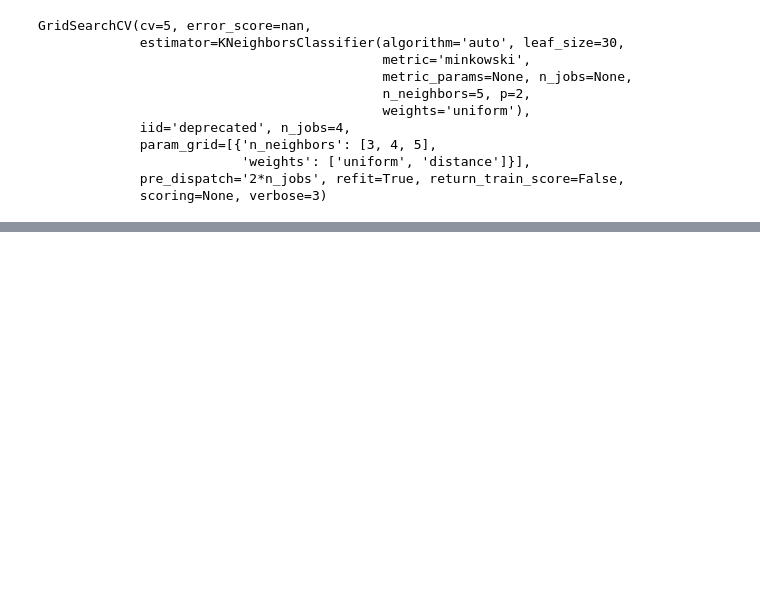
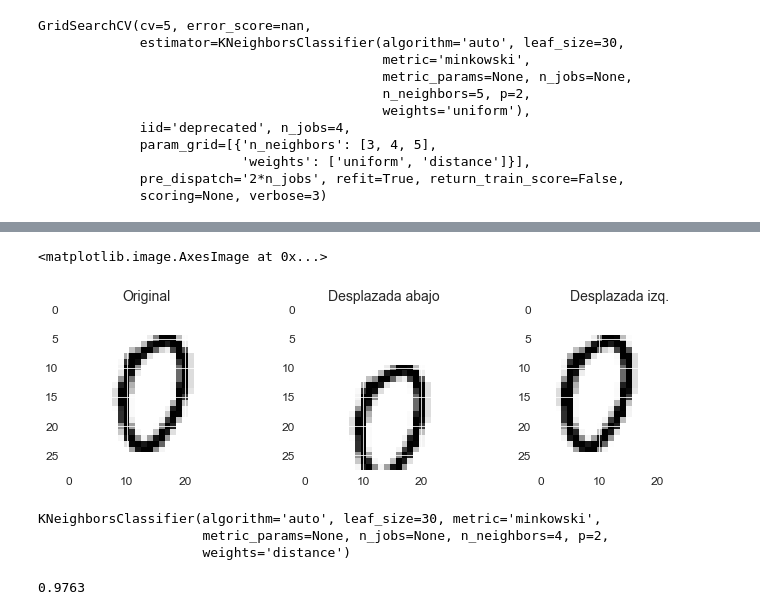
Before and after one commit to SgtSteiner/DataScience, a Jupyter notebook: handson-ml/Ch.03.Clasificación.ipynb, the cells around one changed output, grey strips where cells are left out. Saved outputs shown, nothing was run; the diff lists cells and outputs as text; code cells hidden in the pictures; blank space fills up the shorter version.

```diff
--- a/handson-ml/Ch.03.Clasificación.ipynb
+++ b/handson-ml/Ch.03.Clasificación.ipynb
@@ -848,0 +870,23 @@ GridSearchCV(cv=5, error_score=nan,
+# %%
+def shift_image(image, dx, dy):
+    image = image.reshape((28, 28))
+    shifted_image = shift(image, [dy, dx], cval=0, mode="constant")
+    return shifted_image.reshape([-1])
+# %%
+image = X_train[1000]
+shifted_image_down = shift_image(image, 0, 5)
+shifted_image_left = shift_image(image, -5, 0)
+
+plt.figure(figsize=(12,3))
+plt.subplot(131)
+plt.title("Original", fontsize=14)
+plt.imshow(image.reshape(28, 28), interpolation="nearest", cmap="Greys")
+plt.subplot(132)
+plt.title("Desplazada abajo", fontsize=14)
+plt.imshow(shifted_image_down.reshape(28, 28), interpolation="nearest", cmap="Greys")
+plt.subplot(133)
+plt.title("Desplazada izq.", fontsize=14)
+plt.imshow(shifted_image_left.reshape(28, 28), interpolation="nearest", cmap="Greys")
+# %% [output]
+<matplotlib.image.AxesImage at 0x...>
+[figure, added]
@@ -848,0 +910,11 @@ GridSearchCV(cv=5, error_score=nan,
+# %%
+knn_clf.fit(X_train_augmented, y_train_augmented)
+# %% [output]
+KNeighborsClassifier(algorithm='auto', leaf_size=30, metric='minkowski',
+                     metric_params=None, n_jobs=None, n_neighbors=4, p=2,
+                     weights='distance')
+# %%
+y_pred = knn_clf.predict(X_test)
+accuracy_score(y_test, y_pred)
+# %% [output]
+0.9763
```
Also changed, not shown: parts of 108 cells of this notebook, 3 other files.
